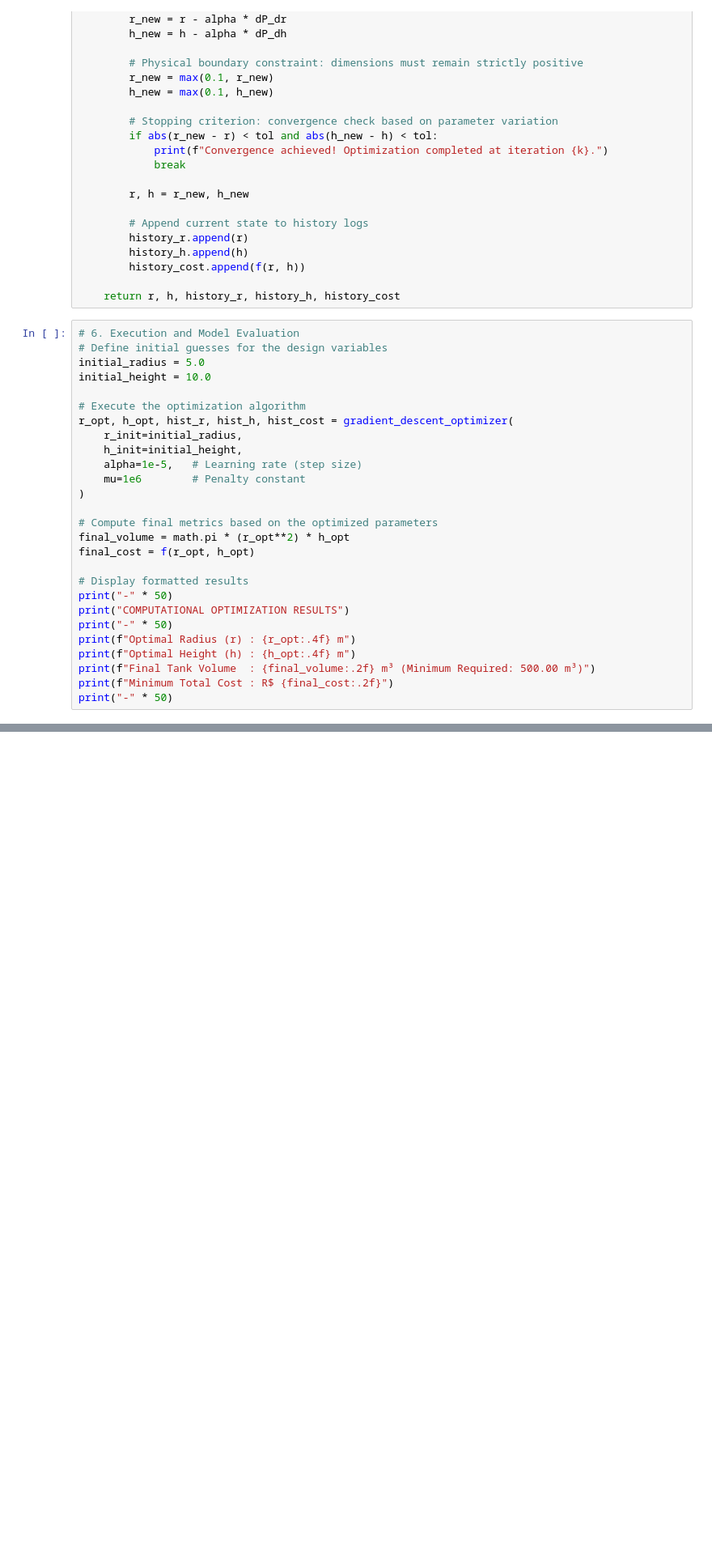
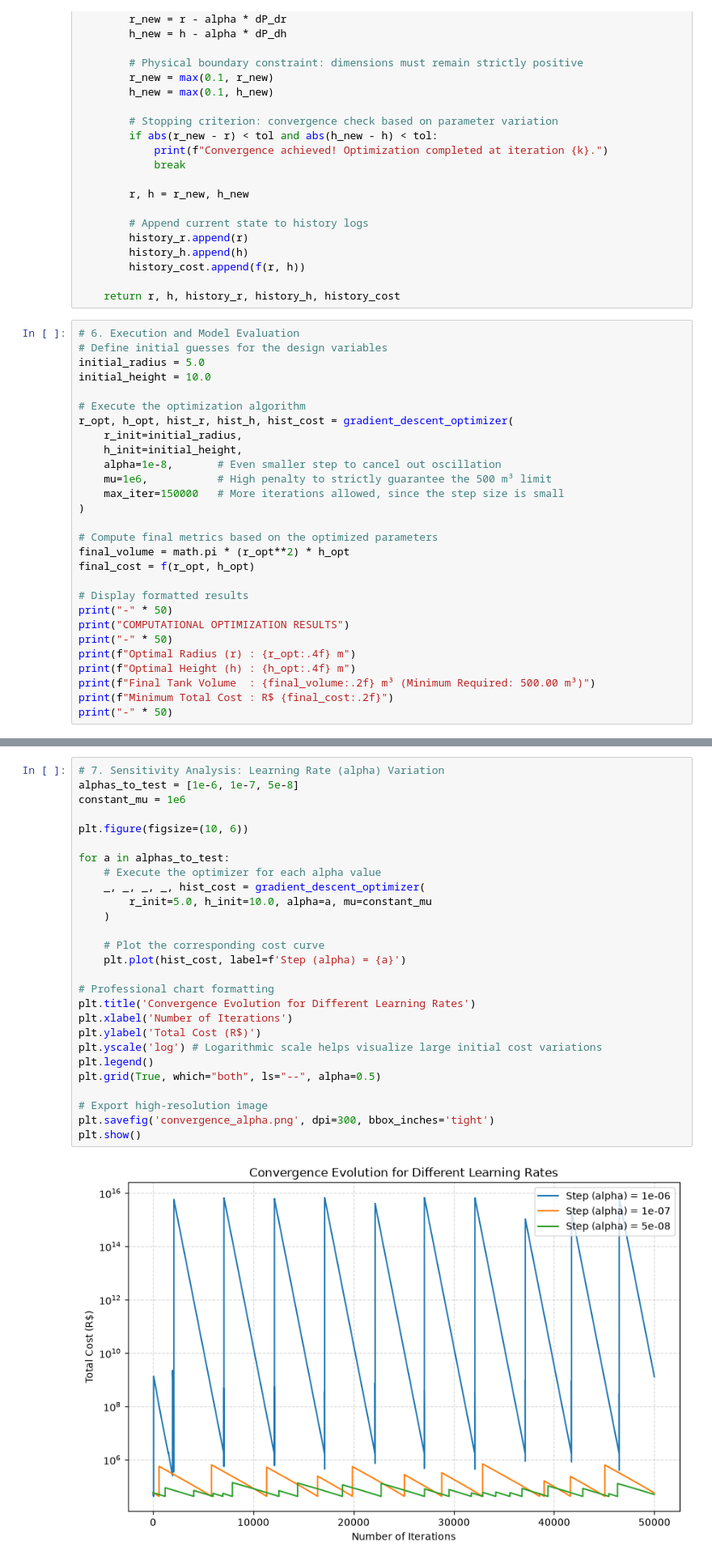
Before and after one commit to napilots/tank-cost-optimization, a Jupyter notebook: otimizacao.ipynb, the cells around one changed output, grey strips where cells are left out. Shown at 81% size. Drawn from its saved outputs; the diff is of its cells as text; blank space fills up the shorter version.

Commit message:
feat: add sensitivity analysis loops and generate convergence plots

```diff
--- a/otimizacao.ipynb
+++ b/otimizacao.ipynb
@@ -122,8 +118,9 @@ initial_height = 10.0
 r_opt, h_opt, hist_r, hist_h, hist_cost = gradient_descent_optimizer(
     r_init=initial_radius,
     h_init=initial_height,
-    alpha=1e-5,   # Learning rate (step size)
-    mu=1e6        # Penalty constant
+    alpha=1e-8,       # Even smaller step to cancel out oscillation
+    mu=1e6,           # High penalty to strictly guarantee the 500 m³ limit
+    max_iter=150000   # More iterations allowed, since the step size is small
 )
 
 # Compute final metrics based on the optimized parameters
@@ -141,0 +148,29 @@ print("-" * 50)
+# %%
+# 7. Sensitivity Analysis: Learning Rate (alpha) Variation
+alphas_to_test = [1e-6, 1e-7, 5e-8]
+constant_mu = 1e6
+
+plt.figure(figsize=(10, 6))
+
+for a in alphas_to_test:
+    # Execute the optimizer for each alpha value
+    _, _, _, _, hist_cost = gradient_descent_optimizer(
+        r_init=5.0, h_init=10.0, alpha=a, mu=constant_mu
+    )
+
+    # Plot the corresponding cost curve
+    plt.plot(hist_cost, label=f'Step (alpha) = {a}')
+
+# Professional chart formatting
+plt.title('Convergence Evolution for Different Learning Rates')
+plt.xlabel('Number of Iterations')
+plt.ylabel('Total Cost (R$)')
+plt.yscale('log') # Logarithmic scale helps visualize large initial cost variations
+plt.legend()
+plt.grid(True, which="both", ls="--", alpha=0.5)
+
+# Export high-resolution image
+plt.savefig('convergence_alpha.png', dpi=300, bbox_inches='tight')
+plt.show()
+# %% [output]
+[figure, added]
```
Also changed, not shown: parts of 3 cells of this notebook.
